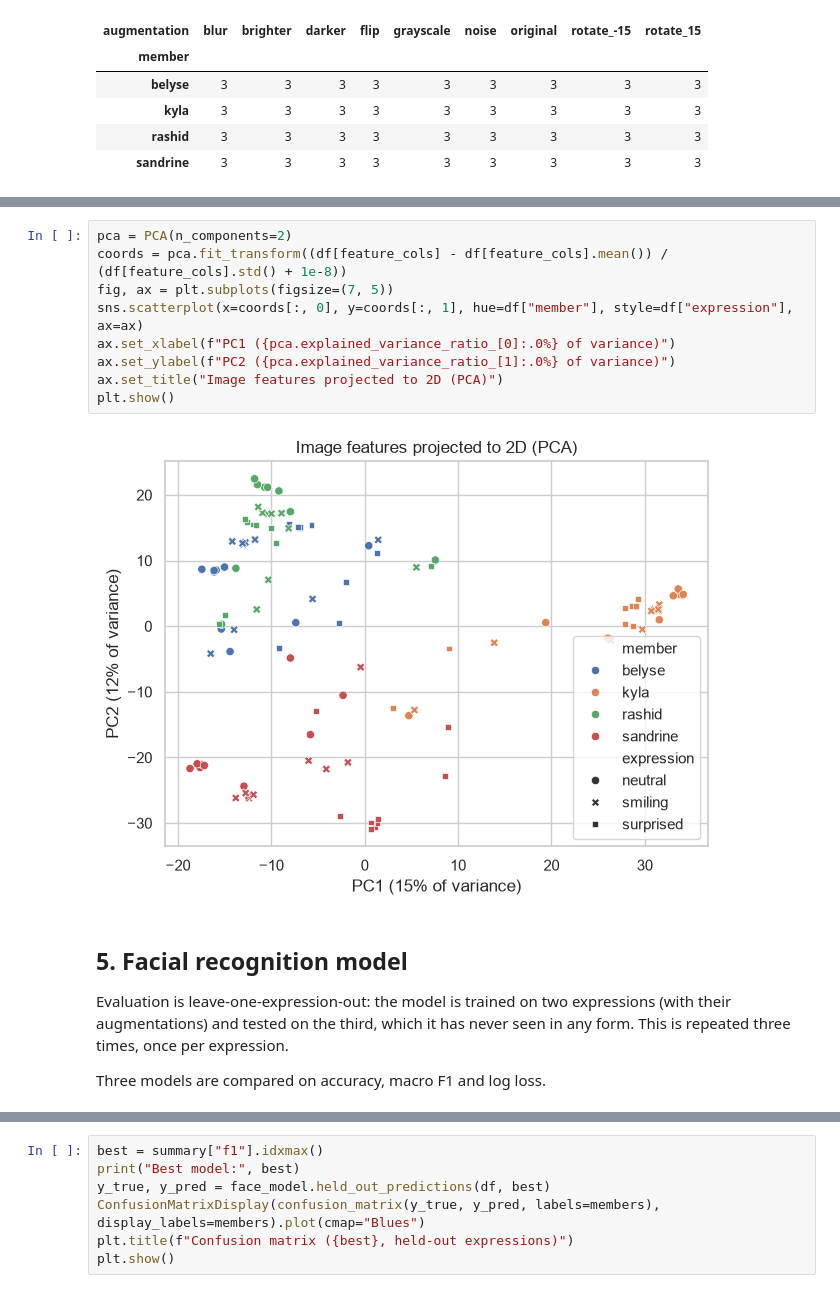
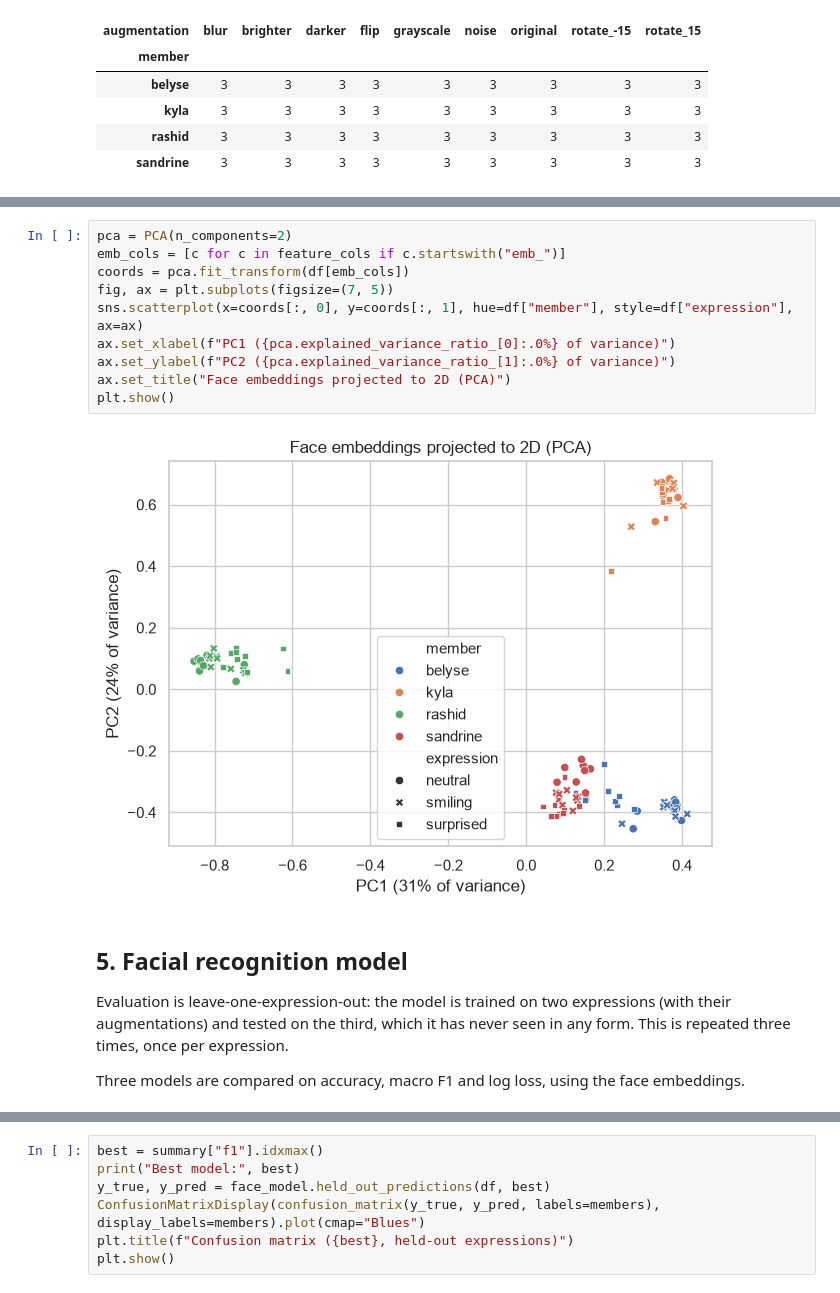
Before and after one commit to kbelyse/MLP-Formative-2-Group-14, a Jupyter notebook: notebooks/02_image_processing.ipynb, the cells around one changed output, grey strips where cells are left out. Saved outputs shown, nothing was run; the diff lists cells and outputs as text.

```diff
--- a/notebooks/02_image_processing.ipynb
+++ b/notebooks/02_image_processing.ipynb
@@ -141,20 +144,21 @@ plt.show()
 # %%
 pca = PCA(n_components=2)
-coords = pca.fit_transform((df[feature_cols] - df[feature_cols].mean()) / (df[feature_cols].std() + 1e-8))
+emb_cols = [c for c in feature_cols if c.startswith("emb_")]
+coords = pca.fit_transform(df[emb_cols])
 fig, ax = plt.subplots(figsize=(7, 5))
 sns.scatterplot(x=coords[:, 0], y=coords[:, 1], hue=df["member"], style=df["expression"], ax=ax)
 ax.set_xlabel(f"PC1 ({pca.explained_variance_ratio_[0]:.0%} of variance)")
 ax.set_ylabel(f"PC2 ({pca.explained_variance_ratio_[1]:.0%} of variance)")
-ax.set_title("Image features projected to 2D (PCA)")
+ax.set_title("Face embeddings projected to 2D (PCA)")
 plt.show()
 # %% [output]
-[figure, old version]
+[figure, new version]
 # %% [markdown]
 ## 5. Facial recognition model
 
 Evaluation is leave-one-expression-out: the model is trained on two expressions (with their augmentations) and tested on the third, which it has never seen in any form. This is repeated three times, once per expression.
 
-Three models are compared on accuracy, macro F1 and log loss.
+Three models are compared on accuracy, macro F1 and log loss, using the face embeddings.
 # %%
 results, confidences = face_model.evaluate(df)
 results.round(3)
```
Also changed, not shown: parts of 18 cells of this notebook, 24 other files.
